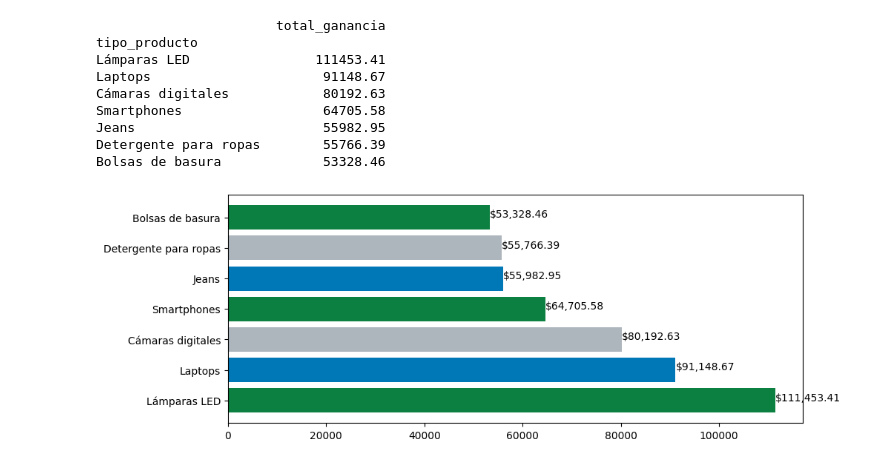
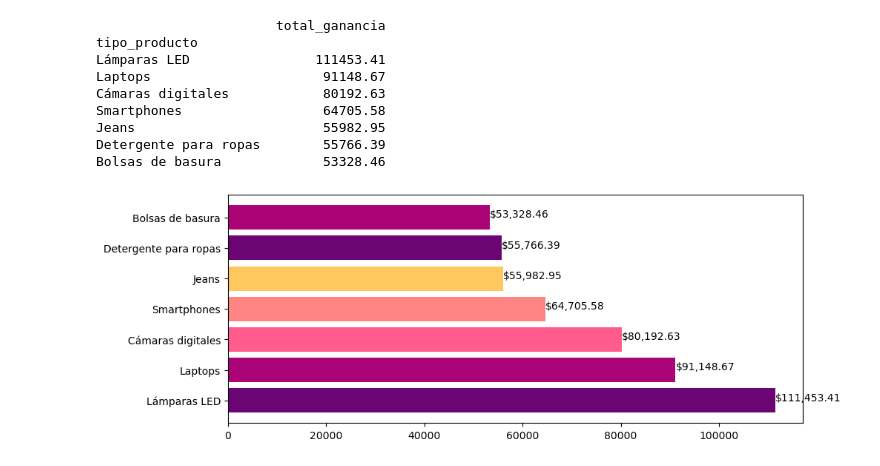
Before and after one commit to gabrielcz6/supermarketsalesanalysis, a Jupyter notebook: supermarketanalisis.ipynb, the cells around one changed output. Saved outputs shown, nothing was run; the diff lists cells and outputs as text; code cells hidden in the pictures.

```diff
--- a/supermarketanalisis.ipynb
+++ b/supermarketanalisis.ipynb
@@ -195,20 +212,20 @@ Detergente para ropas        55766.39
 Bolsas de basura             53328.46
 # %%
 # Colores para las barras
-colores = ['#0C8040', '#0077b6', '#adb5bd', '#0C8040', '#0077b6', '#adb5bd', '#0C8040']
+colores = ['#6a0573', '#ab0476', '#ff5c8d', '#ff8484', '#ffc75f']
 
 # Crear la figura y el eje
 fig, ax = plt.subplots(figsize=(10, 4))
 
 # Crear el gráfico de barras horizontal
 ax.barh(df_top_ganancias.index, df_top_ganancias['total_ganancia'], color=colores, align='center')
 
 # Colocar los valores sobre cada barra
 for i, valor in enumerate(df_top_ganancias['total_ganancia']):
     qtd = f'${valor:,.2f}'  # Formatea el valor como texto con símbolo de dólar y dos decimales
     ax.text(valor, i, qtd)
 
 # Mostrar el gráfico
 plt.show()
 # %% [output]
-[figure, old version]
+[figure, new version]
```
Also changed, not shown: parts of 5 cells of this notebook, 1 other file.
